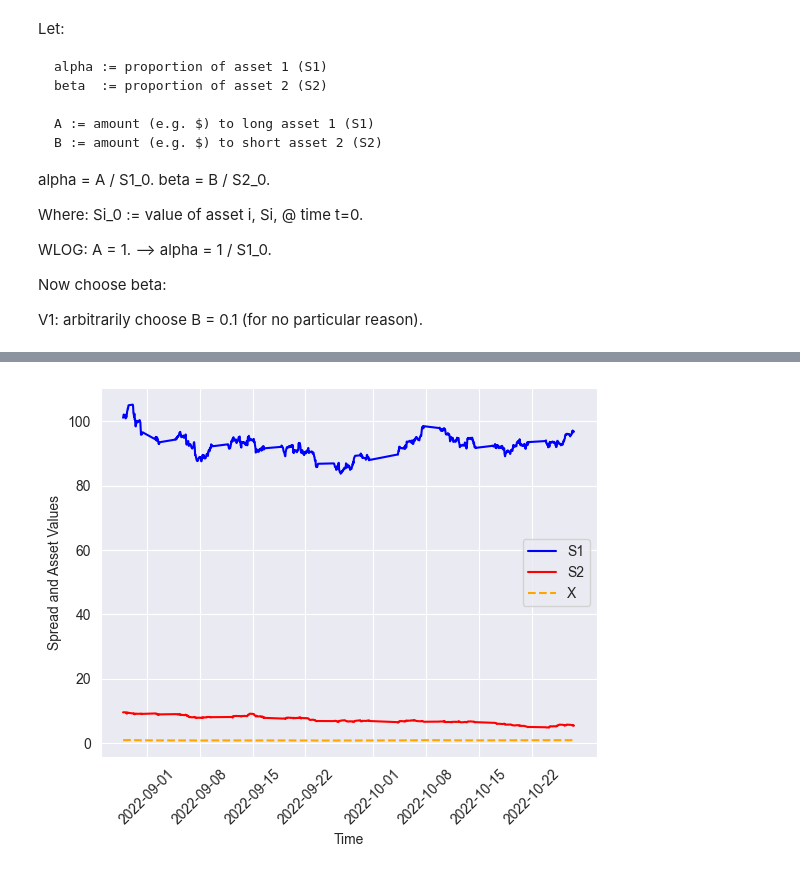
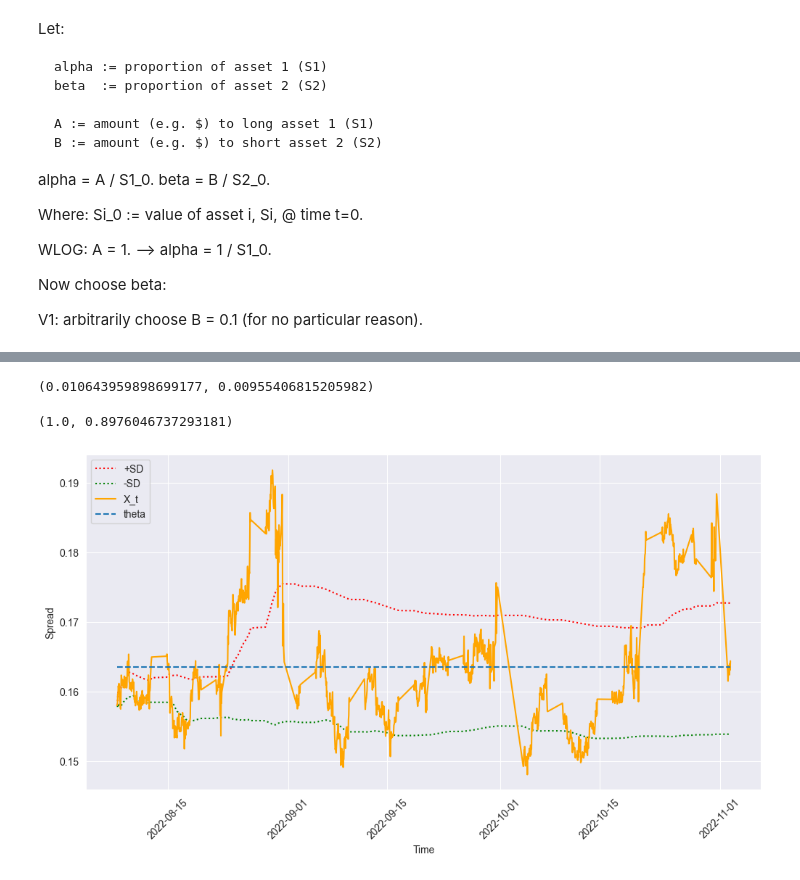
Before and after one commit to webclinic017/trading-40, a Jupyter notebook: algo/mean_reversion/trade_strat_mr_ou_process.ipynb, the cells around one changed output, grey strips where cells are left out. Cells and saved outputs as stored; diff of their text form; code cells hidden in the pictures.

```diff
--- a/algo/mean_reversion/trade_strat_mr_ou_process.ipynb
+++ b/algo/mean_reversion/trade_strat_mr_ou_process.ipynb
@@ -210,7 +146,10 @@ B_candidates[j], log_likelihoods[j], mus[j]
 # To avoid having to store all of the OU Parameters for every candidate of B, re-run the optimal run to recover the OU Parameters.
 alpha = A / df["S1"].iloc[0]
 beta = B_candidates[i] / df["S2"].iloc[0]
-x = (alpha*df["S1"] - beta*df["S2"]).to_numpy()
+
+# Look at residuals of alpha*asset1 - beta*asset2, i.e. with hedging ratio in place
+df["spread"] = alpha*df["S1"] - beta*df["S2"]
+x = df["spread"].to_numpy()
 
 ou_params = calc_optimal_ou_params(x, dt)
 ll = log_likelihood_ou(theta=ou_params.theta, mu=ou_params.mu, sigma_sq=ou_params.sigma_sq, x=x, dt=dt)
@@ -263,12 +159,58 @@ plt.show()
-# %%
-# Not strictly meaningful, but a helpful visual aide.
-plt.plot(df.index, df["S1"], color="b", label="S1")
-plt.plot(df.index, df["S2"], color="r", label="S2")
-plt.plot(df.index, df["spread"], color="orange", linestyle="dashed", label="X")
-plt.legend()
-plt.xlabel("Time")
-plt.ylabel("Spread and Asset Values")
-plt.xticks(rotation=45)
-plt.show()
-# %% [output]
-[figure, removed]
+# %%
+alpha, beta
+# %% [output]
+(0.010643959898699177, 0.00955406815205982)
+# %%
+alpha/alpha, beta/alpha
+# %% [output]
+(1.0, 0.8976046737293181)
+# %%
+#########################
+# Simulate
+from algo.sde.ornstein_uhlenbeck import OrnsteinUhlenbeck
+
+
+# Test the process by running through an OU Model.
+ou_model = OrnsteinUhlenbeck(X_0=x[0], theta=ou_params.theta, k=ou_params.mu, sigma=ou_params.sigma)
+# TODO: check this - std_dev=dt!
+ou_process_simulated = ou_model(num_samples=len(x))
+df["sim"] = ou_process_simulated
+
+ou_params_sim = calc_optimal_ou_params(ou_process_simulated, dt)
+ll_sim = log_likelihood_ou(theta=ou_params_sim.theta, mu=ou_params_sim.mu, sigma_sq=ou_params_sim.sigma_sq, x=ou_process_simulated, dt=dt)
+
+
+
+#########################
+# Test against library
+import sdepy
+
+ou_lib = sdepy.ornstein_uhlenbeck_process(x0=x[0], theta=ou_params.theta, k=ou_params.mu, sigma=ou_params.sigma)
+y = ou_lib(np.linspace(1, len(df), len(df)))
+df["X_t_sdepy"] = y
+
+
+#########################
+# For interest
+num_sd = 1.0
+df["UB"] = df["spread"].expanding().mean() + num_sd * df["spread"].expanding().std()
+df["LB"] = df["spread"].expanding().mean() - num_sd * df["spread"].expanding().std()
+plt.plot(df.index, df["UB"], linestyle="dotted", color="r", label="+SD")
+plt.plot(df.index, df["LB"], linestyle="dotted", color="g", label="-SD")
+
+#########################
+
+
+plt.plot(df.index, df["spread"], color="orange", label="X_t")
+# plt.plot(df.index, df["sim"], color="red", linestyle="dotted", label="X_t_sim")  # TO compare scale.
+# plt.plot(df.index, df["X_t_sdepy"], color="k", linestyle="dotted", label="X_t_sdepy")  # TO compare code.
+
+plt.hlines(ou_params.theta, xmin=df.index[0], xmax=df.index[-1], linestyle="dashed", label="theta")
+# plt.hlines(ou_params_sim.theta, xmin=df.index[0], xmax=df.index[-1], linestyle="dashed", label="theta_sim", color="k")
+plt.legend()
+plt.xlabel("Time")
+plt.ylabel("Spread")
+plt.xticks(rotation=45)
+plt.show()
+# %% [output]
+[figure, added]
```
Also changed, not shown: parts of 27 cells of this notebook, 1 other file.
